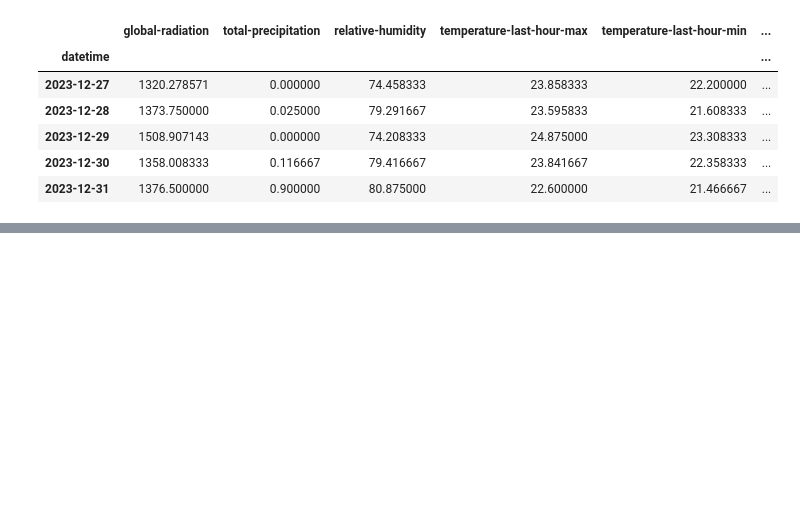
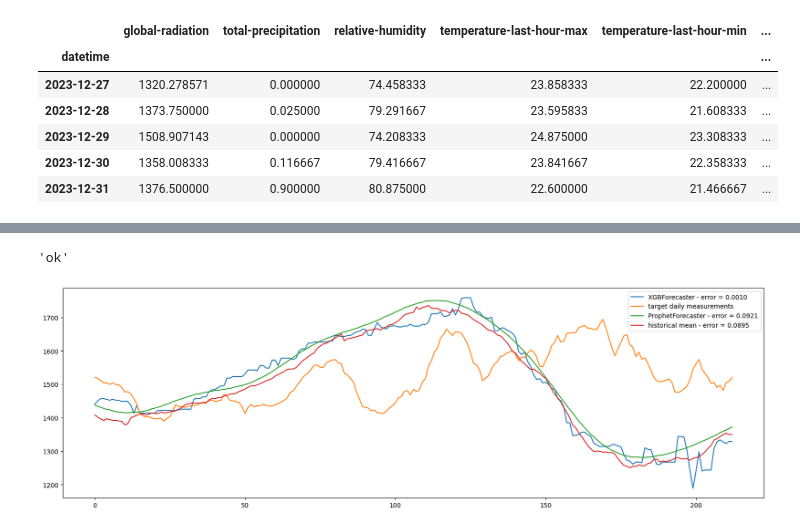
Before and after one commit to fellipessanha/solar-studies, a Jupyter notebook: presentation.ipynb, the cells around one changed output, grey strips where cells are left out. Cells and saved outputs as stored; diff of their text form; code cells hidden in the pictures; blank space fills up the shorter version.

```diff
--- a/presentation.ipynb
+++ b/presentation.ipynb
@@ -48,0 +104,15 @@ by_day.tail()
+# %%
+from src.forecasting.forecast_picker import ForecastPicker
+from sklearn.metrics import mean_absolute_percentage_error
+
+date_threshold = pd.to_datetime("2023-06-01", format="%Y-%m-%d")
+upper_date_threshold = date_threshold + pd.DateOffset(years=1)
+
+fp = ForecastPicker(
+    df=by_day_rolling,
+    train_threshold=date_threshold,
+    test_threshold=upper_date_threshold,
+    target_col=target,
+    idx_col=idx,
+    error_calculator=mean_absolute_percentage_error,
+)
@@ -48,0 +133,8 @@ by_day.tail()
+# %%
+test_comparisons = fp.compare_predictions()
+
+test_comparisons.plot(figsize=FIGSIZE)
+"ok"
+# %% [output]
+'ok'
+[figure, added]
```
Also changed, not shown: parts of 12 cells of this notebook, 1 other file.
